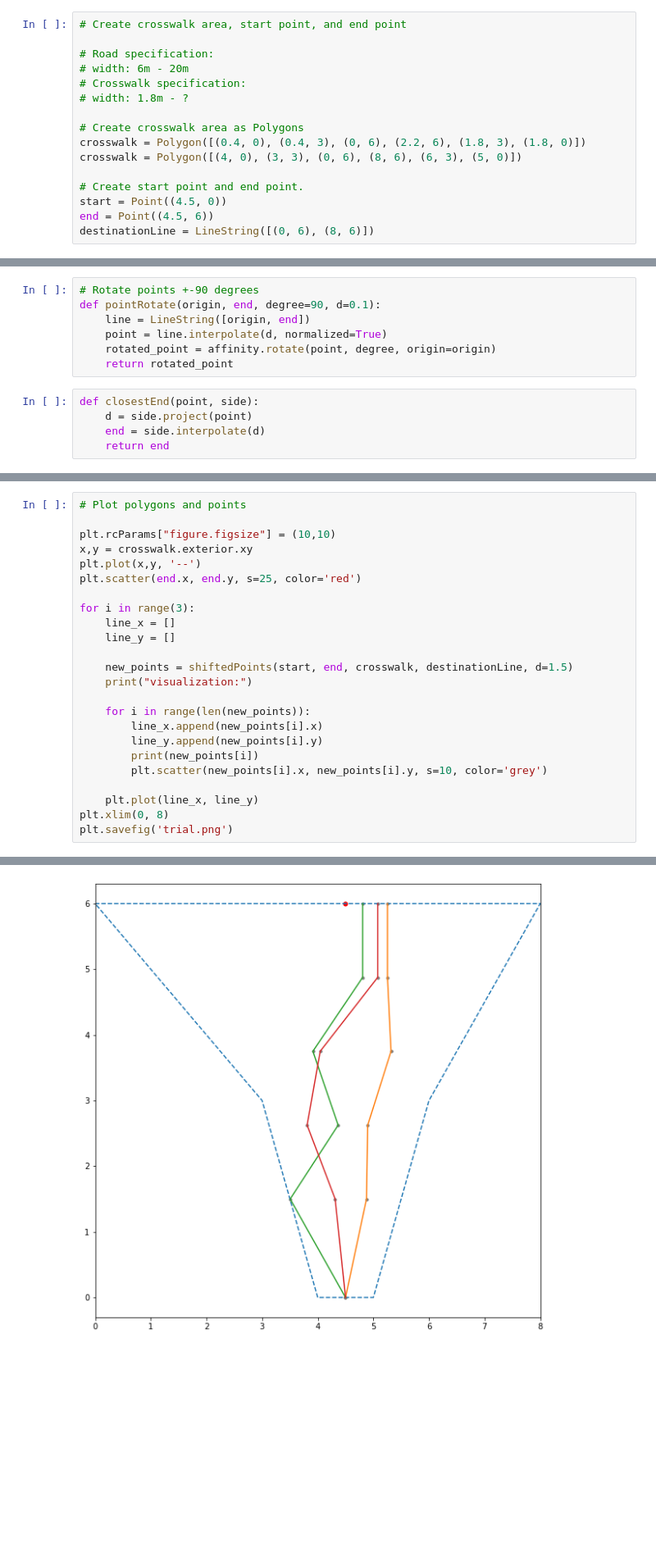
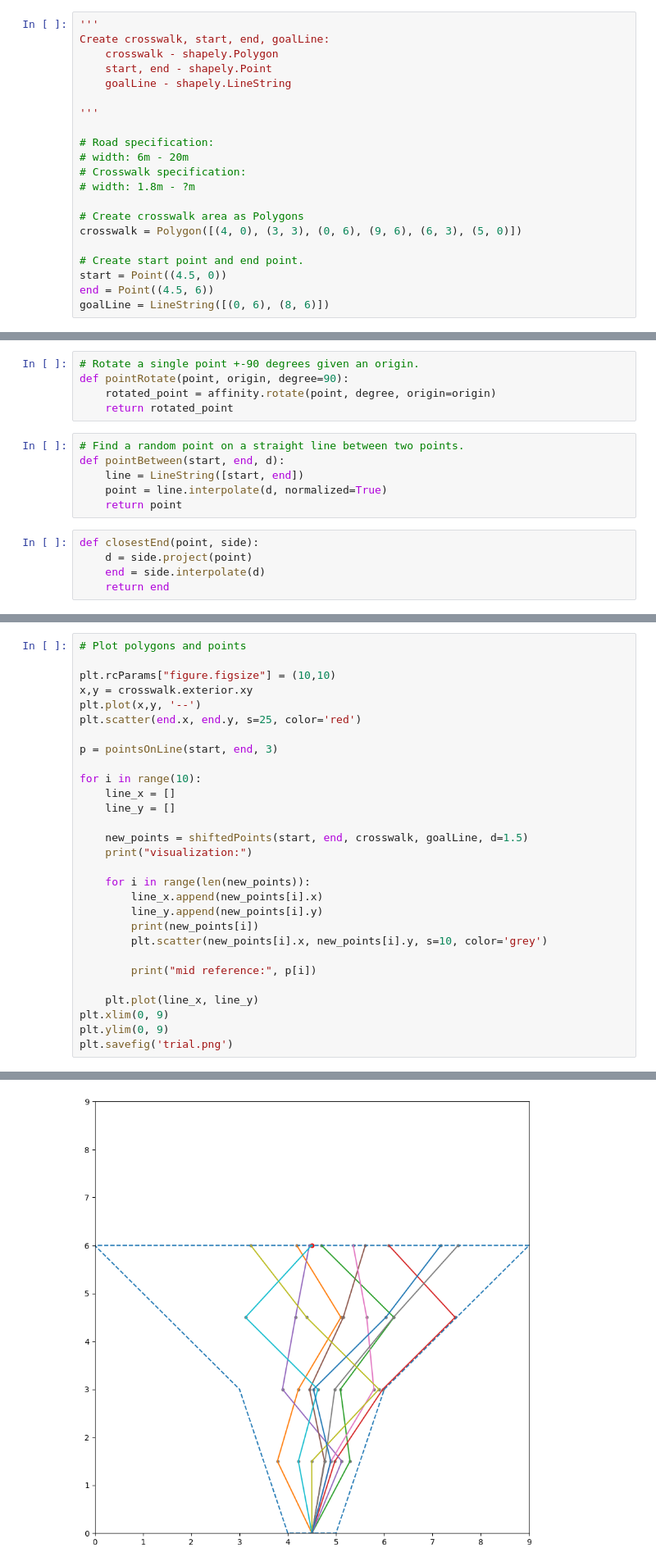
Before and after one commit to adhocmaster/carla-jaywalker-experiments, a Jupyter notebook: notebooks/Crosswalk-area/crosswalk-area.ipynb, the cells around one changed output, grey strips where cells are left out. Shown: that part at 82% size. Cells and saved outputs as stored; diff of their text form; blank space fills up the shorter version.

Commit message:
update final end point

```diff
--- a/notebooks/Crosswalk-area/crosswalk-area.ipynb
+++ b/notebooks/Crosswalk-area/crosswalk-area.ipynb
@@ -4,19 +4,24 @@ from shapely import affinity
 import matplotlib.pyplot as plt
 import random
 # %%
-# Create crosswalk area, start point, and end point
+'''
+Create crosswalk, start, end, goalLine:
+    crosswalk - shapely.Polygon
+    start, end - shapely.Point
+    goalLine - shapely.LineString
+
+'''
 
 # Road specification:
 # width: 6m - 20m
 # Crosswalk specification:
-# width: 1.8m - ?
+# width: 1.8m - ?m
 
 # Create crosswalk area as Polygons
-crosswalk = Polygon([(0.4, 0), (0.4, 3), (0, 6), (2.2, 6), (1.8, 3), (1.8, 0)])
-crosswalk = Polygon([(4, 0), (3, 3), (0, 6), (8, 6), (6, 3), (5, 0)])
+crosswalk = Polygon([(4, 0), (3, 3), (0, 6), (9, 6), (6, 3), (5, 0)])
 
 # Create start point and end point.
 start = Point((4.5, 0))
 end = Point((4.5, 6))
-destinationLine = LineString([(0, 6), (8, 6)])
+goalLine = LineString([(0, 6), (8, 6)])
 # %%
@@ -67,12 +72,16 @@ def pointsOnLine(start, end, n):
     pointsOL.append(end)
     return pointsOL
 # %%
-# Rotate points +-90 degrees
-def pointRotate(origin, end, degree=90, d=0.1):
-    line = LineString([origin, end])
-    point = line.interpolate(d, normalized=True)
+# Rotate a single point +-90 degrees given an origin.
+def pointRotate(point, origin, degree=90):
     rotated_point = affinity.rotate(point, degree, origin=origin)
     return rotated_point
+# %%
+# Find a random point on a straight line between two points.
+def pointBetween(start, end, d):
+    line = LineString([start, end])
+    point = line.interpolate(d, normalized=True)
+    return point
 # %%
 def closestEnd(point, side):
     d = side.project(point)
@@ -127,11 +153,13 @@ x,y = crosswalk.exterior.xy
 plt.plot(x,y, '--')
 plt.scatter(end.x, end.y, s=25, color='red')
 
-for i in range(3):
+p = pointsOnLine(start, end, 3)
+
+for i in range(10):
     line_x = []
     line_y = []
 
-    new_points = shiftedPoints(start, end, crosswalk, destinationLine, d=1.5)
+    new_points = shiftedPoints(start, end, crosswalk, goalLine, d=1.5)
     print("visualization:")
 
     for i in range(len(new_points)):
@@ -140,8 +168,11 @@ for i in range(3):
         print(new_points[i])
         plt.scatter(new_points[i].x, new_points[i].y, s=10, color='grey')
 
+        print("mid reference:", p[i])
+
     plt.plot(line_x, line_y)
-plt.xlim(0, 8)
+plt.xlim(0, 9)
+plt.ylim(0, 9)
 plt.savefig('trial.png')
 # %% [output]
 visualization:
@@ -164 +195 @@ POINT (5.077216611678614 6)
-[figure, old version]
+[figure, new version]
```
Also changed, not shown: parts of 4 cells of this notebook, 1 other file.
